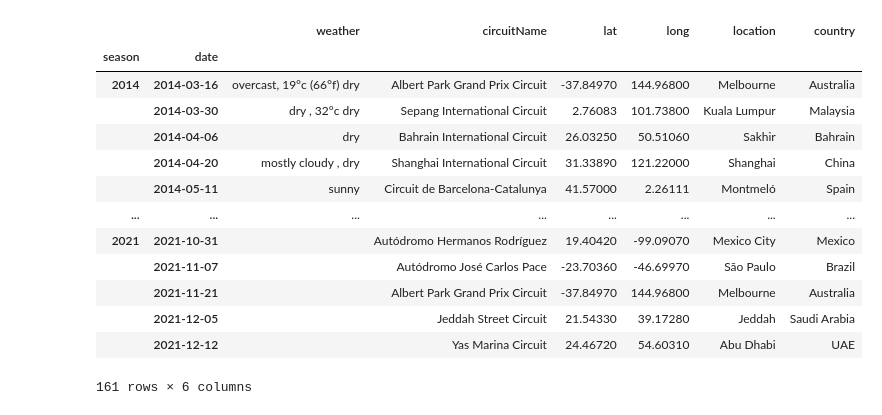
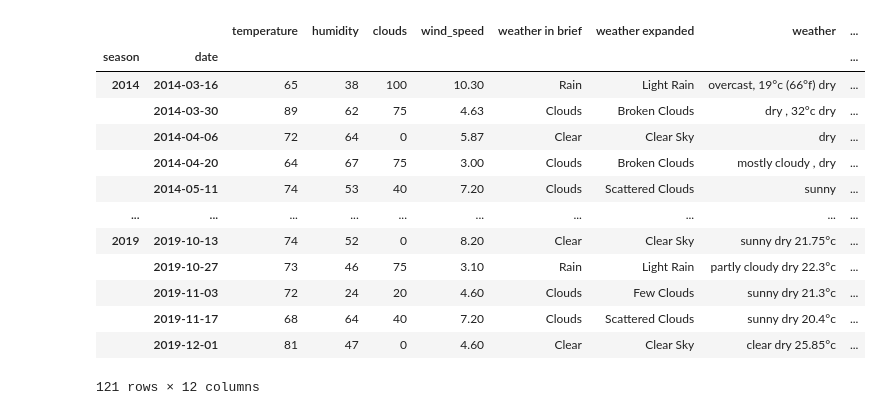
Before and after one commit to 31573/Dr.John, a Jupyter notebook: data_scaping_mia.ipynb, the cells around one changed output. Drawn from its saved outputs; the diff is of its cells as text; code cells hidden in the pictures.

```diff
--- a/data_scaping_mia.ipynb
+++ b/data_scaping_mia.ipynb
@@ -79,44 +181,52 @@ weather_df
 # %%
 # make adjustments to data sets to make more concise/eliminate redundancies
+
+# refine weather_long_df by dropping coluns and prepping for merge with weather_df
+weather_long_df = weather_long_df.drop(columns = ['id','feels_like','icon'])
+
+# make adjustments to data sets to make more concise/eliminate redundancies
 weather_df_unique_weather = weather_df.drop_duplicates(subset=['date'])
-weather_df_unique_weather = weather_df_unique_weather.set_index(['season','date'])
-weather_df_unique_weather.sort_index()
+    #weather_df_unique_weather = weather_df_unique_weather.set_index(['season','date'])
+    #weather_df_unique_weather.sort_index()
+
+# MERGE WEATHER DATA
+weather_inclusive = pd.merge(weather_long_df,weather_df_unique_weather)
 
 # save large weather dataset to weather_df_inclusive csv
-weather_df_unique_weather.to_csv('data/weather_df_inclusive.csv')
-
+weather_inclusive.to_csv('data/weather_df_inclusive.csv')
+weather_inclusive
 
 # refine weather df
-weather_df_unique_weather_refined = weather_df_unique_weather.drop(columns=['distance','race_name','circuitId','driver_name','time','dateOfBirth','type','direction','tracklength','nationality'])
+weather_df_unique_weather_refined = weather_inclusive.drop(columns=['distance','race_name','circuitId','driver_name','time','dateOfBirth','type','direction','tracklength','nationality'])
 weather_df_unique_weather_refined.sort_index()
 
 # save medium weather dataset to weather_df_inclusive_refined csv
 weather_df_unique_weather_refined.to_csv('data/weather_df_inclusive_refined.csv')
 
 
 # refine weather_df_unique_weather_refined weather df further
 weather_df_unique_weather_refined2 = weather_df_unique_weather_refined.drop(columns=['Unnamed: 0','round','name','team','initials','finish_position','grid','points','qual_position','q_best', 'q_worst','q_mean', 'status'])
 weather_df_unique_weather_refined2.sort_index()
 
 # save refined weather dataset to weather_df_refined csv
 weather_df_unique_weather_refined2.to_csv('data/weather_df_refined.csv')
+weather_df_unique_weather_refined2.set_index(['season','date'])
+# weather_df_unique_weather_refined2.sort_index()
+# %% [output]
+|  |  | temperature | humidity | clouds | wind_speed | weather in brief | weather expanded | weather | ... |
+| season | date |  |  |  |  |  |  |  | ... |
+| 2014 | 2014-03-16 | 65 | 38 | 100 | 10.30 | Rain | Light Rain | overcast, 19°c (66°f) dry | ... |
+|  | 2014-03-30 | 89 | 62 | 75 | 4.63 | Clouds | Broken Clouds | dry , 32°c dry | ... |
+|  | 2014-04-06 | 72 | 64 | 0 | 5.87 | Clear | Clear Sky | dry | ... |
+|  | 2014-04-20 | 64 | 67 | 75 | 3.00 | Clouds | Broken Clouds | mostly cloudy , dry | ... |
+|  | 2014-05-11 | 74 | 53 | 40 | 7.20 | Clouds | Scattered Clouds | sunny | ... |
+| ... | ... | ... | ... | ... | ... | ... | ... | ... | ... |
+| 2019 | 2019-10-13 | 74 | 52 | 0 | 8.20 | Clear | Clear Sky | sunny dry 21.75°c | ... |
+|  | 2019-10-27 | 73 | 46 | 75 | 3.10 | Rain | Light Rain | partly cloudy dry 22.3°c | ... |
+|  | 2019-11-03 | 72 | 24 | 20 | 4.60 | Clouds | Few Clouds | sunny dry 21.3°c | ... |
+|  | 2019-11-17 | 68 | 64 | 40 | 7.20 | Clouds | Scattered Clouds | sunny dry 20.4°c | ... |
+|  | 2019-12-01 | 81 | 47 | 0 | 4.60 | Clear | Clear Sky | clear dry 25.85°c | ... |
+121 rows × 12 columns
-# %%
-weather_df_unique_weather_refined2.sort_index()
-# %% [output]
-|  |  | weather | circuitName | lat | long | location | country |
-| season | date |  |  |  |  |  |  |
-| 2014 | 2014-03-16 | overcast, 19°c (66°f) dry | Albert Park Grand Prix Circuit | -37.84970 | 144.96800 | Melbourne | Australia |
-|  | 2014-03-30 | dry , 32°c dry | Sepang International Circuit | 2.76083 | 101.73800 | Kuala Lumpur | Malaysia |
-|  | 2014-04-06 | dry | Bahrain International Circuit | 26.03250 | 50.51060 | Sakhir | Bahrain |
-|  | 2014-04-20 | mostly cloudy , dry | Shanghai International Circuit | 31.33890 | 121.22000 | Shanghai | China |
-|  | 2014-05-11 | sunny | Circuit de Barcelona-Catalunya | 41.57000 | 2.26111 | Montmeló | Spain |
-| ... | ... | ... | ... | ... | ... | ... | ... |
-| 2021 | 2021-10-31 |  | Autódromo Hermanos Rodríguez | 19.40420 | -99.09070 | Mexico City | Mexico |
-|  | 2021-11-07 |  | Autódromo José Carlos Pace | -23.70360 | -46.69970 | São Paulo | Brazil |
-|  | 2021-11-21 |  | Albert Park Grand Prix Circuit | -37.84970 | 144.96800 | Melbourne | Australia |
-|  | 2021-12-05 |  | Jeddah Street Circuit | 21.54330 | 39.17280 | Jeddah | Saudi Arabia |
-|  | 2021-12-12 |  | Yas Marina Circuit | 24.46720 | 54.60310 | Abu Dhabi | UAE |
-161 rows × 6 columns
 # %%
 #start merging
 # %%
```
Also changed, not shown: parts of 11 cells of this notebook, 27 other files.
